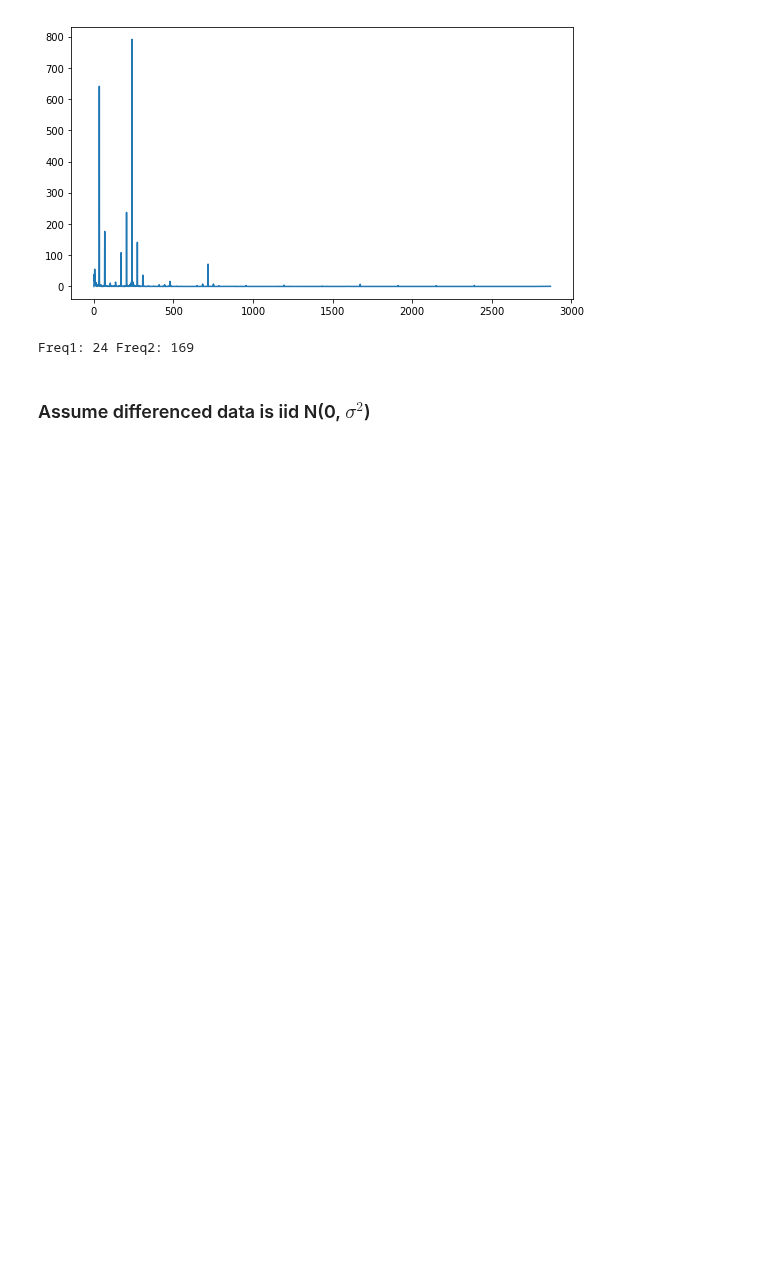
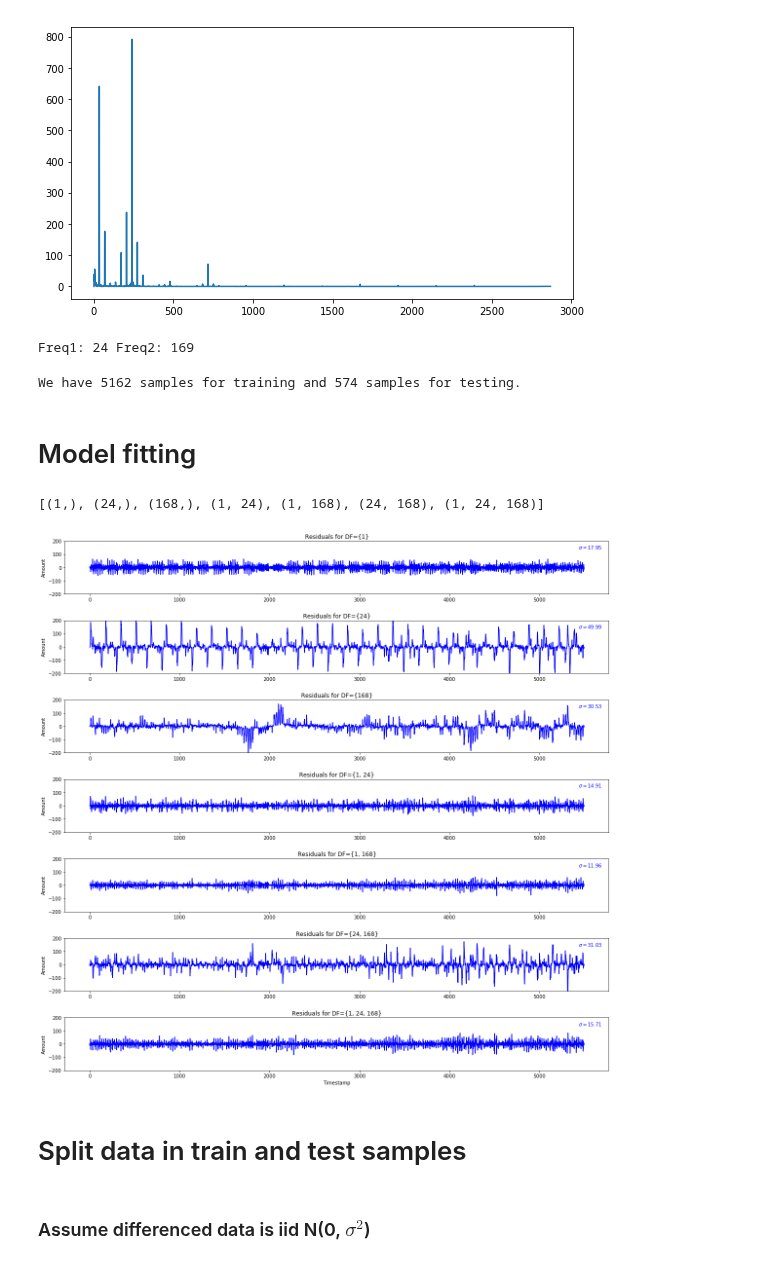
Before and after one commit to joelmfonseca/COM-503, a Jupyter notebook: hw4/hw4.ipynb, the cells around one changed output. Cells and saved outputs as stored; diff of their text form; code cells hidden in the pictures; blank space fills up the shorter version.

Commit message:
implemented differencing filters

```diff
--- a/hw4/hw4.ipynb
+++ b/hw4/hw4.ipynb
@@ -75,3 +68,47 @@ max_freqs = [list(Pxx).index(v) for v in max_values]
 print('Freq1: {:.0f} Freq2: {:.0f}'.format(1/max_freqs[1]*len(m), 1/max_freqs[0]*len(m)))
 # %% [output]
 Freq1: 24 Freq2: 169
+# %%
+ratio_test = 0.1
+num_samples = len(m)
+index_split = int(num_samples*(1-ratio_test))
+train = m[:index_split]
+test = m[index_split:]
+print('We have {} samples for training and {} samples for testing.'.format(len(train), len(test)))
+# %% [output]
+We have 5162 samples for training and 574 samples for testing.
+# %% [markdown]
+# Model fitting
+# %%
+lags = [1, 24, 168]
+combinations = []
+for l in range(1,len(lags)+1):
+    combinations.extend(list(itertools.combinations(lags, l)))
+print(combinations)
+m_diff = m
+thres = 5500
+fig, ax = plt.subplots(len(combinations), 1, figsize=(20,20))
+plt.subplots_adjust(hspace = 0.5)
+for i, lags in enumerate(combinations):
+
+    m_diff = apply_differencing_filters(m, lags)[:thres]
+    mean = np.mean(m_diff)
+    std = np.std(m_diff)
+
+    ax[i].text(5700, 130, r'$\sigma=${:.2f}'.format(std), ha='right', va='bottom', color='b')
+    ax[i].plot(m_diff, c='b')
+    ax[i].set_ylabel('Amount')
+    ax[i].set_ylim([-200,200])
+    if len(lags) == 1:
+        ax[i].set_title('Residuals for DF={{{}}}'.format(str(lags)[1:-2]))
+    else:
+        ax[i].set_title('Residuals for DF={{{}}}'.format(str(lags)[1:-1]))
+ax[-1].set_xlabel('Timestamp')
+#plt.tight_layout()
+#plt.savefig('data.png', dpi=300)
+plt.show()
+# %% [output]
+[(1,), (24,), (168,), (1, 24), (1, 168), (24, 168), (1, 24, 168)]
+[figure, added]
+# %% [markdown]
+# Split data in train and test samples
```
Also changed, not shown: parts of 7 cells of this notebook.
